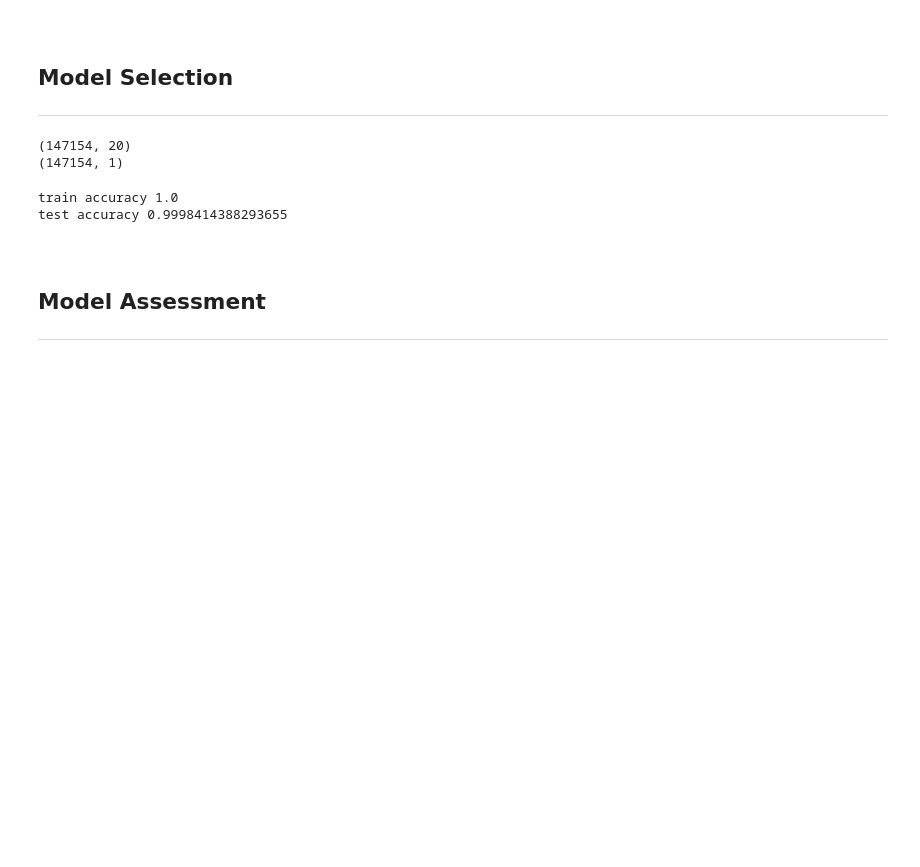
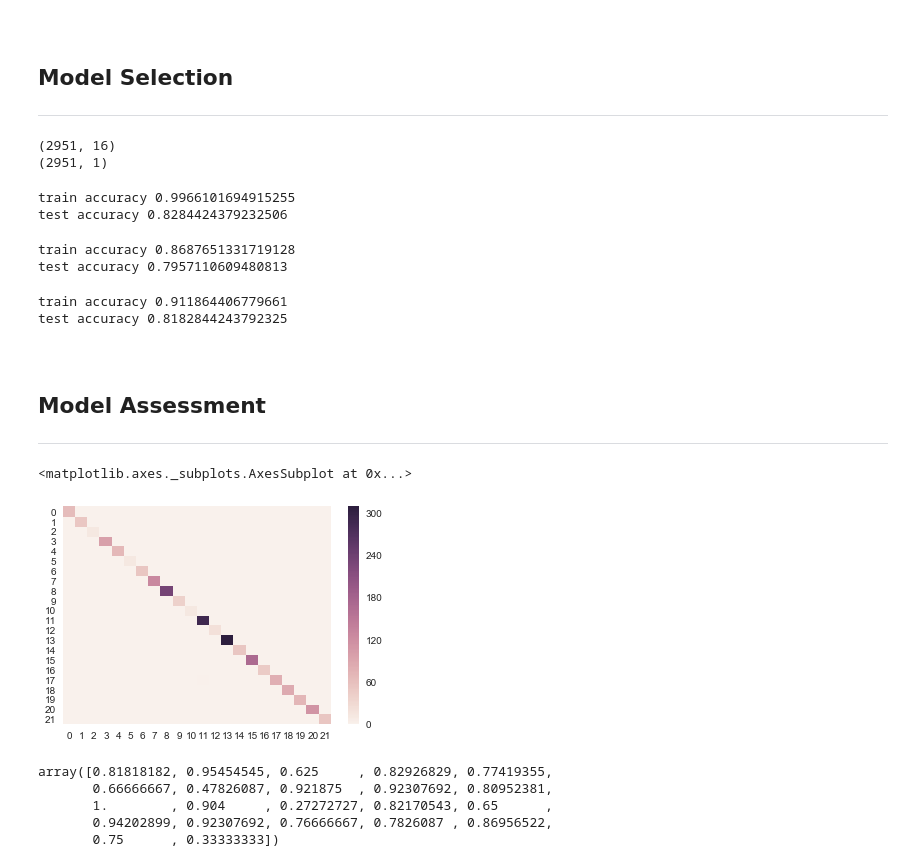
Before and after one commit to charcarr/walking-gate-classifier, a Jupyter notebook: analysis.ipynb, the cells around one changed output. Saved outputs shown, nothing was run; the diff lists cells and outputs as text; code cells hidden in the pictures; blank space fills up the shorter version.

Commit message:
restructured rolling window and reassessed model accuracy

```diff
--- a/analysis.ipynb
+++ b/analysis.ipynb
@@ -149,27 +163,42 @@ frame.head()
 columns = ['xa','ya','za','rmag']
 
 def get_rolling_window_stats(df, ws):
+    '''
+    df: input data from one user
+    ws: window size
+    '''
     a = df.rolling(ws).mean()
     b = df.rolling(ws).std()
     c = df.rolling(ws).max()
     d = df.rolling(ws).min()
-    e = df.rolling(ws).median()
 
-    df_new = pd.concat([a,b,c,d,e], axis=1)
+    a= a.iloc[100::50, :]     # start at 100, keep every 50th row.
+    b= b.iloc[100::50, :]
+    c =c.iloc[100::50, :]
+    d =d.iloc[100::50, :]
+
+    df_new = pd.concat([a,b,c,d], axis=1)
     return(df_new)
 
 def gen_col_names(col_names):
+    '''
+    generate column names based on rw stats used
+    col_names: parameters used from raw accelerometer data
+    '''
     new_names = []
     for col in col_names:
         new_names.append(col + "_mean")
         new_names.append(col + "_std")
         new_names.append(col + "_max")
         new_names.append(col + "_min")
-        new_names.append(col + "_median")
 
     return(new_names)
 
 def gen_user_features(user_df):
+    '''
+    Generate features for one user
+    user_df: subset of data for one specific user
+    '''
 
     user_features = pd.DataFrame()
 
@@ -213,29 +237,41 @@ y = features[['uid']]
 print(X.shape)
 print(y.shape)
 
-Xtrain, Xtest, ytrain, ytest = train_test_split(X, y, test_size=0.30, random_state=1)
+Xtrain, Xtest, ytrain, ytest = train_test_split(X, y, test_size=0.30)
 
 # reshape y
 ytrain = np.array(ytrain).reshape(ytrain.shape[0],)
 ytest = np.array(ytest).reshape(ytest.shape[0],)
 # %% [output]
-(147154, 20)
-(147154, 1)
+(2951, 16)
+(2951, 1)
 # %%
 # random forest
 rf = RandomForestClassifier()
 rf.fit(Xtrain, ytrain)
-print("train accuracy",rf.score(Xtrain,ytrain))
-print("test accuracy",rf.score(Xtest,ytest))
+print("train accuracy", rf.score(Xtrain,ytrain))
+print("test accuracy", rf.score(Xtest,ytest))
 # %% [output]
-train accuracy 1.0
-test accuracy 0.9998414388293655
+train accuracy 0.9966101694915255
+test accuracy 0.8284424379232506
 # %%
 # KNN
 knn = KNeighborsClassifier()
 knn.fit(Xtrain,ytrain)
-print("train accuracy",knn.score(Xtrain,ytrain))
-print("test accuracy",knn.score(Xtest,ytest))
+print("train accuracy", knn.score(Xtrain,ytrain))
+print("test accuracy", knn.score(Xtest,ytest))
+# %% [output]
+train accuracy 0.8687651331719128
+test accuracy 0.7957110609480813
+# %%
+# Linear SVM
+lin_svm = SVC()
+lin_svm.fit(Xtrain,ytrain)
+print("train accuracy", lin_svm.score(Xtrain,ytrain))
+print("test accuracy", lin_svm.score(Xtest,ytest))
+# %% [output]
+train accuracy 0.911864406779661
+test accuracy 0.8182844243792325
 # %% [markdown]
 <br/>
 
@@ -244,3 +280,17 @@ print("test accuracy",knn.score(Xtest,ytest))
 # %%
 ## dummy classifier
 ## precision, recall f1, confusion matrix comparisons?
+# %%
+cm = confusion_matrix(ytrain, rf.predict(Xtrain))
+sns.heatmap(cm)
+# %% [output]
+<matplotlib.axes._subplots.AxesSubplot at 0x...>
+[figure, added]
+# %%
+precision_recall_fscore_support(ytest, rf.predict(Xtest))[1]
+# %% [output]
+array([0.81818182, 0.95454545, 0.625     , 0.82926829, 0.77419355,
+       0.66666667, 0.47826087, 0.921875  , 0.92307692, 0.80952381,
+       1.        , 0.904     , 0.27272727, 0.82170543, 0.65      ,
+       0.94202899, 0.92307692, 0.76666667, 0.7826087 , 0.86956522,
+       0.75      , 0.33333333])
```
Also changed, not shown: parts of 7 cells of this notebook.
